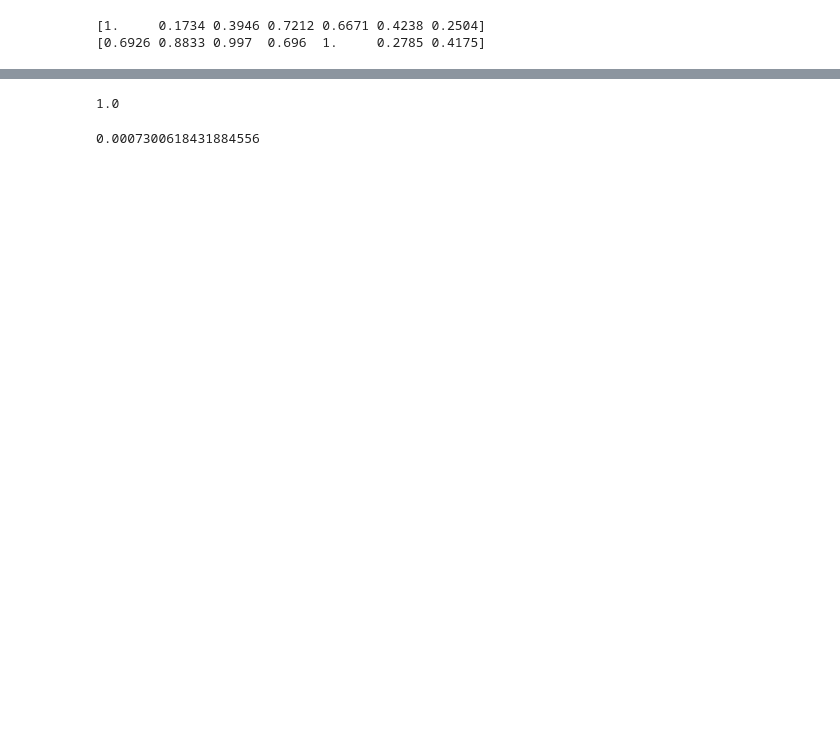
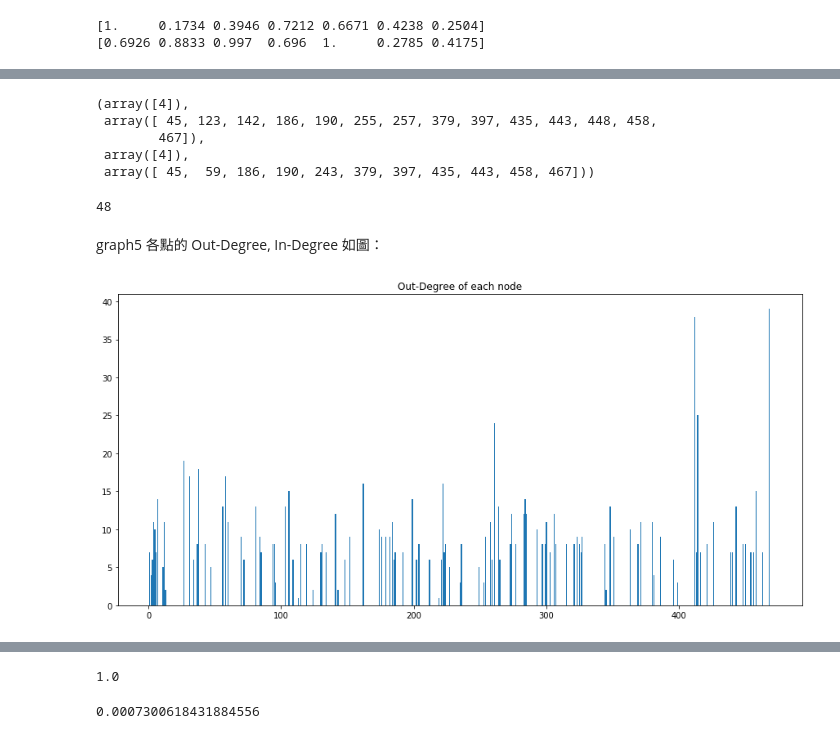
Before and after one commit to kevin110604/DM_link-analysis, a Jupyter notebook: project3.ipynb, the cells around one changed output, grey strips where cells are left out. Saved outputs shown, nothing was run; the diff lists cells and outputs as text; code cells hidden in the pictures; blank space fills up the shorter version.

```diff
--- a/project3.ipynb
+++ b/project3.ipynb
@@ -683,5 +700,5 @@ print(np.argmax(PageRank(graph6)))
 # %%
-def GetTop10(graph):
+def GetPC(graph):
     row, col = graph.shape
     parents = []
     children = []
@@ -697,4 +714,4 @@ def GetTop10(graph):
         c.append(tmp.shape[0])               # Number of node i's children
     return parents, children, p, c
 # %%
-_, _, ppp, ccc = GetTop10(graph5)
+pppp, cccc, ppp, ccc = GetPC(graph5)
@@ -704,0 +722,23 @@ tmp_d = { i : c for i, c in zip(range(len(ccc)), ccc) }
+# %%
+pppp[6], cccc[6], pppp[11], cccc[11]
+# %% [output]
+(array([4]),
+ array([ 45, 123, 142, 186, 190, 255, 257, 379, 397, 435, 443, 448, 458,
+        467]),
+ array([4]),
+ array([ 45,  59, 186, 190, 243, 379, 397, 435, 443, 458, 467]))
+# %%
+tmp_d[60]
+# %% [output]
+48
+# %% [markdown]
+graph5 各點的 Out-Degree, In-Degree 如圖：
+# %%
+node_list = [i for i in range(1, NUM_OF_G5 + 1)]
+
+plt.figure(figsize=(15, 7))
+plt.bar(node_list, ccc)
+plt.title('Out-Degree of each node')
+plt.show()
+# %% [output]
+[figure, added]
```
Also changed, not shown: parts of 34 cells of this notebook.
